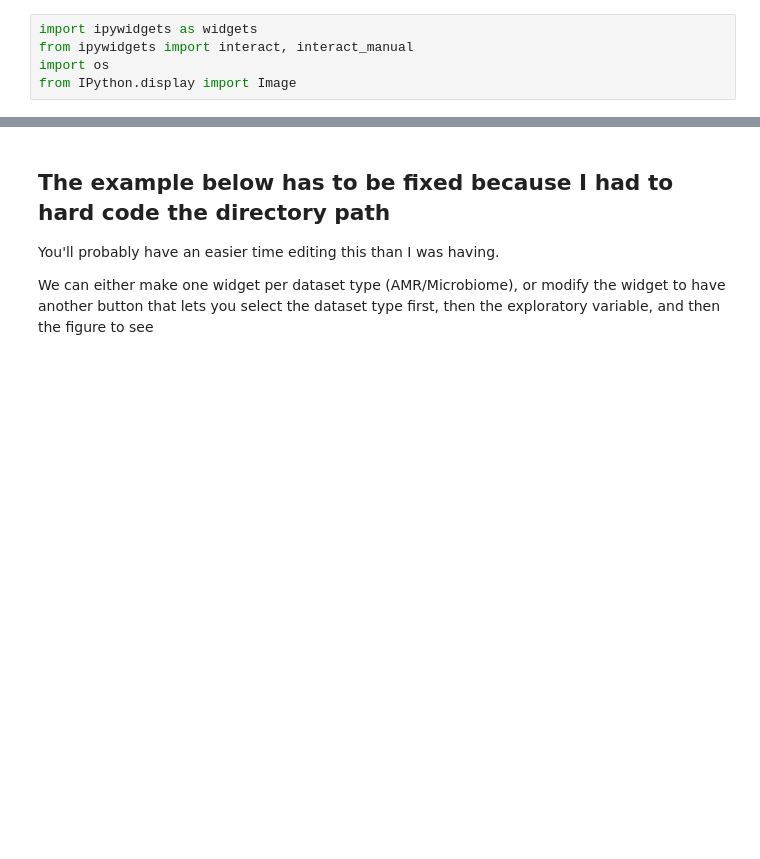
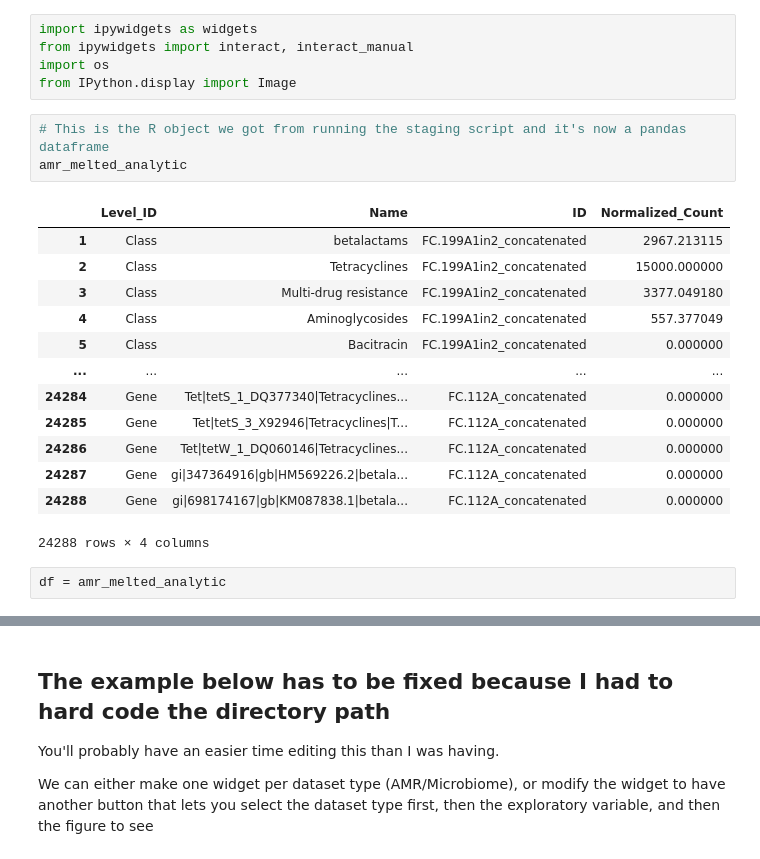
Before and after one commit to TheNoyesLab/MEG_R_metagenomic_analysis, a Jupyter notebook: metagenomic_analysis_info_entry.ipynb, the cells around one changed output, grey strips where cells are left out. Cells and saved outputs as stored; diff of their text form; blank space fills up the shorter version.

```diff
--- a/metagenomic_analysis_info_entry.ipynb
+++ b/metagenomic_analysis_info_entry.ipynb
@@ -175,3 +154,22 @@ import ipywidgets as widgets
 from ipywidgets import interact, interact_manual
 import os
 from IPython.display import Image
+# %%
+# This is the R object we got from running the staging script and it's now a pandas dataframe
+amr_melted_analytic
+# %% [output]
+|  | Level_ID | Name | ID | Normalized_Count |
+| 1 | Class | betalactams | FC.199A1in2_concatenated | 2967.213115 |
+| 2 | Class | Tetracyclines | FC.199A1in2_concatenated | 15000.000000 |
+| 3 | Class | Multi-drug resistance | FC.199A1in2_concatenated | 3377.049180 |
+| 4 | Class | Aminoglycosides | FC.199A1in2_concatenated | 557.377049 |
+| 5 | Class | Bacitracin | FC.199A1in2_concatenated | 0.000000 |
+| ... | ... | ... | ... | ... |
+| 24284 | Gene | Tet|tetS_1_DQ377340|Tetracyclines... | FC.112A_concatenated | 0.000000 |
+| 24285 | Gene | Tet|tetS_3_X92946|Tetracyclines|T... | FC.112A_concatenated | 0.000000 |
+| 24286 | Gene | Tet|tetW_1_DQ060146|Tetracyclines... | FC.112A_concatenated | 0.000000 |
+| 24287 | Gene | gi|347364916|gb|HM569226.2|betala... | FC.112A_concatenated | 0.000000 |
+| 24288 | Gene | gi|698174167|gb|KM087838.1|betala... | FC.112A_concatenated | 0.000000 |
+24288 rows × 4 columns
+# %%
+df = amr_melted_analytic
```
Also changed, not shown: parts of 12 cells of this notebook.
